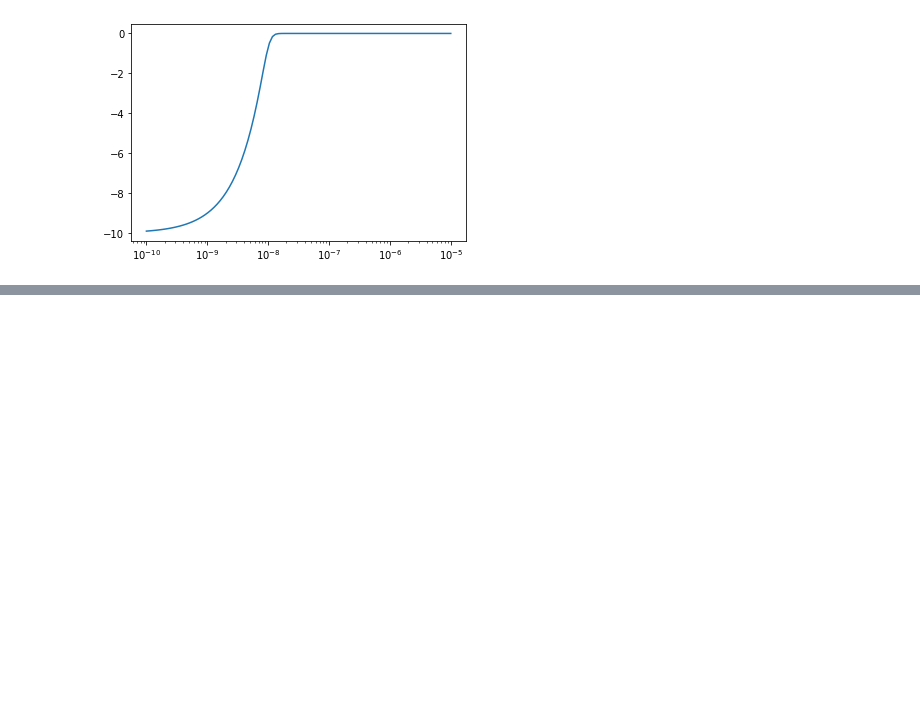
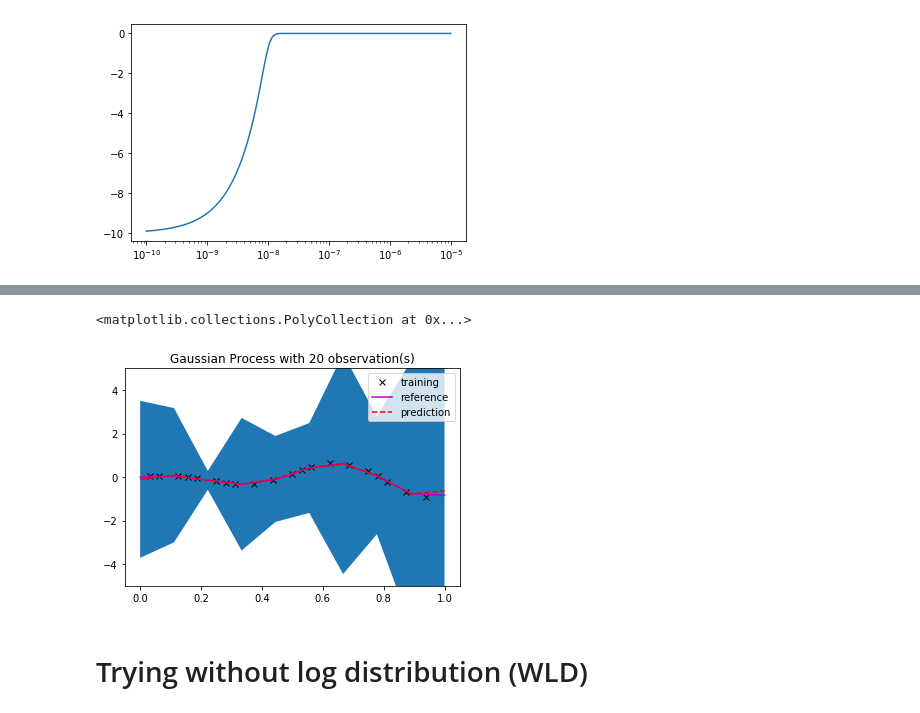
Before and after one commit to redmod-team/profit, a Jupyter notebook: doc/gp_custom.ipynb, the cells around one changed output, grey strips where cells are left out. Saved outputs shown, nothing was run; the diff lists cells and outputs as text; code cells hidden in the pictures; blank space fills up the shorter version.

```diff
--- a/doc/gp_custom.ipynb
+++ b/doc/gp_custom.ipynb
@@ -98,9 +97,17 @@ def nll_transform(log10hyp):
 res = minimize(nll_transform, np.array([0, -6]), method='BFGS')
 # %%
 print(res)
+#hyp = 10**res.x
 print('[l,sig2] = ', 10**res.x)
+print('[log_l, log_s2] = ', res.x)
+log_l = res.x[0]
+log_s2= res.x[1]
+log_hyp = [log_l, log_s2]
+
+new_hyp = [10**res.x[0], 10**res.x[1]]
 hess_inv = res.hess_inv
 print("\nhess_inv = ", hess_inv)
+print("\nhess = ", invert(hess_inv))
 # %% [output]
       fun: -51.35427379159095
  hess_inv: array([[0.00129113, 0.00049261],
@@ -161,37 +319,25 @@ plt.semilogx(x, np.log(sigmoid(1e9*x - 10)))
 # %%
-
-from profit.sur.backend.gp_functions import k
-
-def dkdl(xa, xb, l): # derivative of the kernel w.r.t lengthscale
-    return ((xa - xb)**2.0 * np.exp(-(xa-xb)**2.0/(2 * l**2))) / l**3
-
 
 K = np.empty((ntrain, ntrain))
 for i in np.arange(len(xtrain)):
     for j in np.arange(len(xtrain)):
-        K[i, j] = k(xtrain[i], xtrain[j], hyp[0])
+        K[i, j] = k(xtrain[i], xtrain[j], new_hyp[0])
 
 
 K_star = np.empty((ntest, ntrain))
 for i in np.arange(len(xtest)):
     for j in np.arange(len(xtrain)):
-        K_star[i, j] = k(xtest[i], xtrain[j], hyp[0])
+        K_star[i, j] = k(xtest[i], xtrain[j], new_hyp[0])
 
 
 K_prime = np.empty((ntrain, ntrain))
 for i in np.arange(len(xtrain)):
     for j in np.arange(len(xtrain)):
-        K_prime[i, j] = dkdl(xtrain[i], xtrain[j], hyp[0])
+        K_prime[i, j] = dkdl(xtrain[i], xtrain[j], new_hyp[0])
 
 
 K_star_prime = np.empty((ntest, ntrain))
 for i in np.arange(len(xtest)):
     for j in np.arange(len(xtrain)):
-        K_star_prime[i, j] = dkdl(xtest[i], xtrain[j], hyp[0])
-
-# K.shape = (20, 20)
-# K_prime.shape = (20, 20)
-
-# K_star.shape = (10, 20)
-# K_star_prime.shape = (10, 20)
+        K_star_prime[i, j] = dkdl(xtest[i], xtrain[j], new_hyp[0])
 # %%
@@ -294,0 +422,20 @@ dm.t 1  :  [[  -37.33122835 11233.97226906]]
+# %%
+
+plt.plot(xtrain, ytrain, 'kx')
+plt.plot(xtest, ftest, 'm-')
+plt.plot(xtest, fmean, 'r--')
+axes = plt.gca()
+axes.set_ylim([-5, 5])
+plt.title('Gaussian Process with '+ str(ntrain) + ' observation(s)')
+plt.legend(('training', 'reference', 'prediction'))
+
+
+
+plt.fill_between(xtest, # x
+                 (fmean.flatten() + 2 * np.sqrt(V_tild.flatten())), # y1
+                 (fmean.flatten() - 2 * np.sqrt(V_tild.flatten()))) # y2
+# %% [output]
+<matplotlib.collections.PolyCollection at 0x...>
+[figure, added]
+# %% [markdown]
+# Trying without log distribution (WLD)
```
Also changed, not shown: parts of 22 cells of this notebook, 1 other file.
